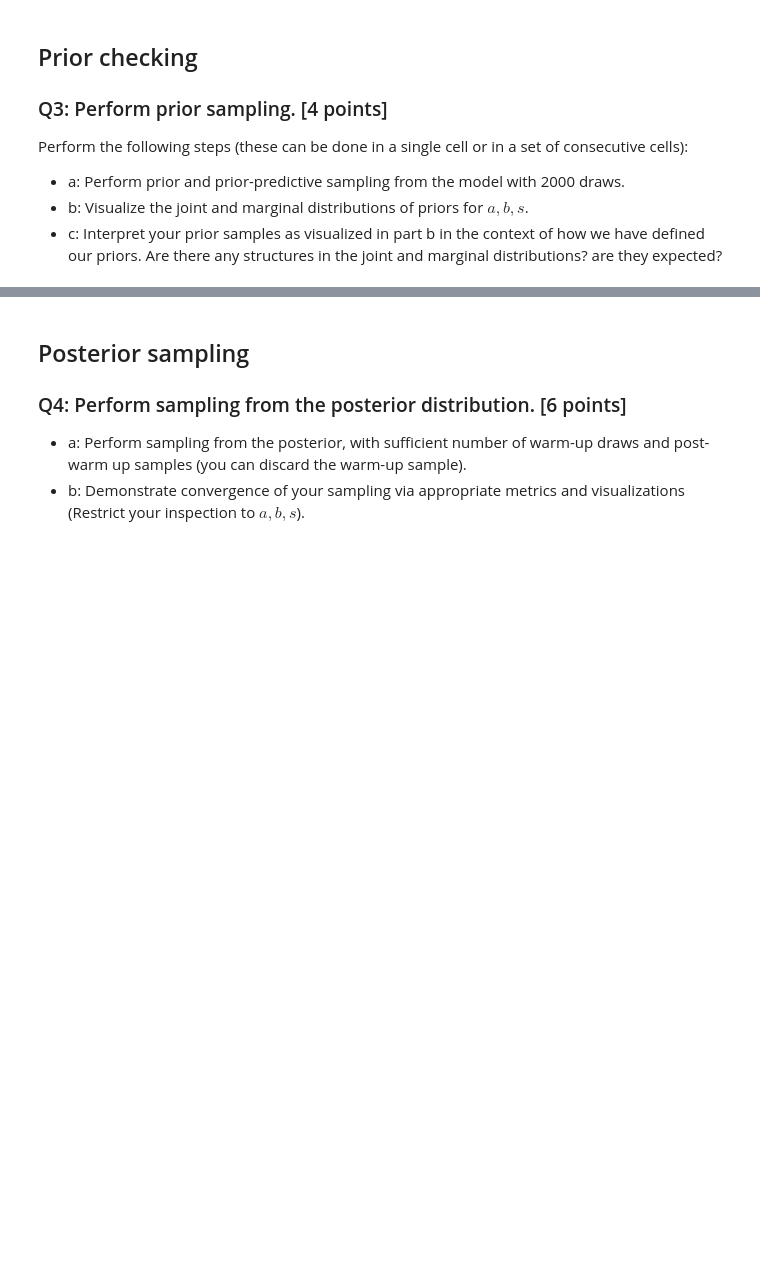
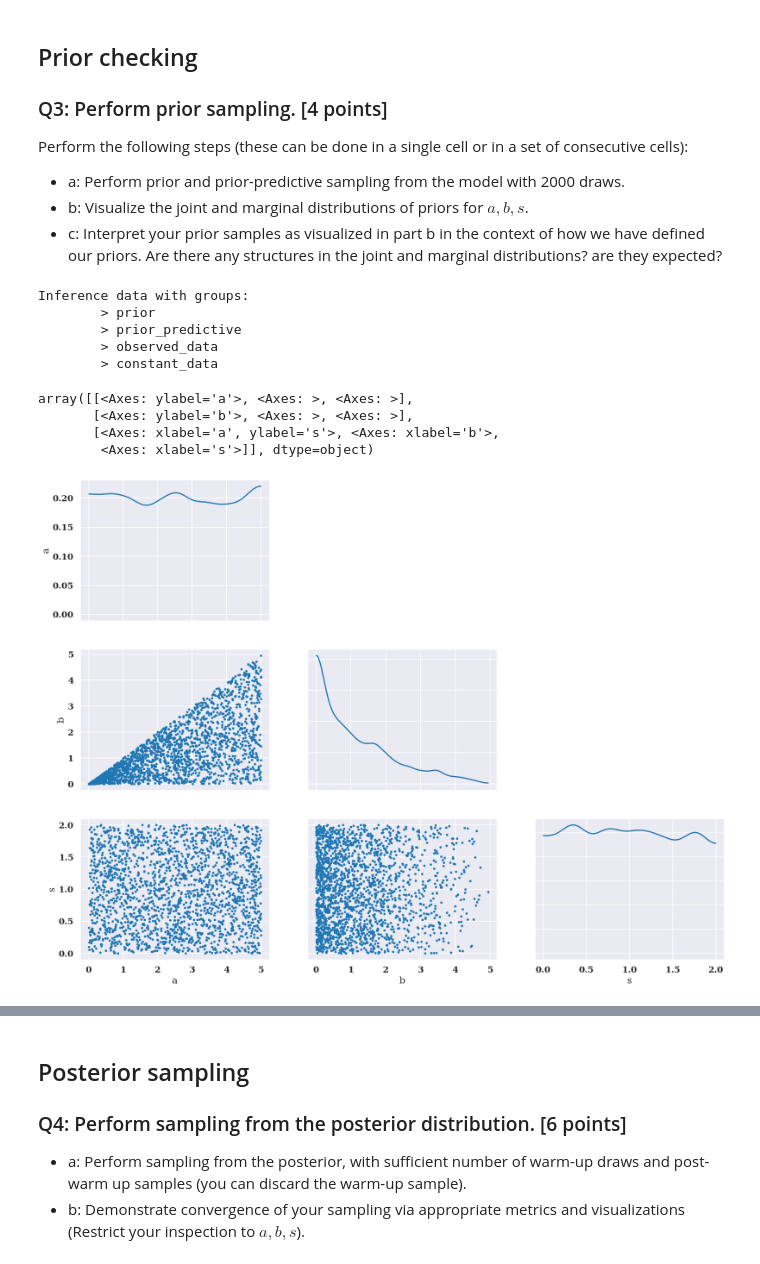
Before and after one commit to bee-undercover/openmp-GOL, a Jupyter notebook: Exam/Exam.ipynb, the cells around one changed output, grey strips where cells are left out. Saved outputs shown, nothing was run; the diff lists cells and outputs as text; code cells hidden in the pictures; blank space fills up the shorter version.

```diff
--- a/Exam/Exam.ipynb
+++ b/Exam/Exam.ipynb
@@ -124,7 +136,26 @@ Build a PyMC model with the variables above and visualize its plate notation.
 
 with pm.Model() as XRB_model:
     ## Define your model here
+    data_mass=pm.Data('data_mass',DATA['data_mass'])
+    data_mass_er=pm.Data('data_mass_er',DATA['data_mass_er'])
+
+    data_N_XRB=pm.Data('data_N_XRB',DATA['data_N_XRB'])
+
+
+    a=pm.Uniform('a',0,5)
+    b=pm.Uniform('b',0,a)
 
 
 
+    s=pm.Uniform('s',0,2)
+    sigma_M=(data_mass_er ** 2 + s **2) **0.5
+
+    M=pm.TruncatedNormal('M',mu=data_mass,sigma=sigma_M,lower=0,observed=data_mass)
+
+
+
+    nu_XRB=a * M**b
+    N_XRB=pm.Poisson('N_XRB',nu_XRB,observed=data_N_XRB)
 # your plate notation here
+
+pm.model_to_graphviz(XRB_model)
@@ -142,10 +175,26 @@ Perform the following steps (these can be done in a single cell or in a set of c
 # a:
 
 with XRB_model:
-    XRB_model_sample_prior_predictive = a
+    XRB_model_sample_prior_predictive = pm.sample_prior_predictive(draws=2000)
+
+XRB_model_sample_prior_predictive
+# %% [output]
+Inference data with groups:
+        > prior
+        > prior_predictive
+        > observed_data
+        > constant_data
 # %%
 # <your turn>
 # b:
+
+az.plot_pair(XRB_model_sample_prior_predictive, group="prior",var_names=["a","b","s"],marginals=True)
+# %% [output]
+array([[<Axes: ylabel='a'>, <Axes: >, <Axes: >],
+       [<Axes: ylabel='b'>, <Axes: >, <Axes: >],
+       [<Axes: xlabel='a', ylabel='s'>, <Axes: xlabel='b'>,
+        <Axes: xlabel='s'>]], dtype=object)
+[figure, added]
 # %% [markdown]
 `<your turn>`
 
```
Also changed, not shown: parts of 10 cells of this notebook.
